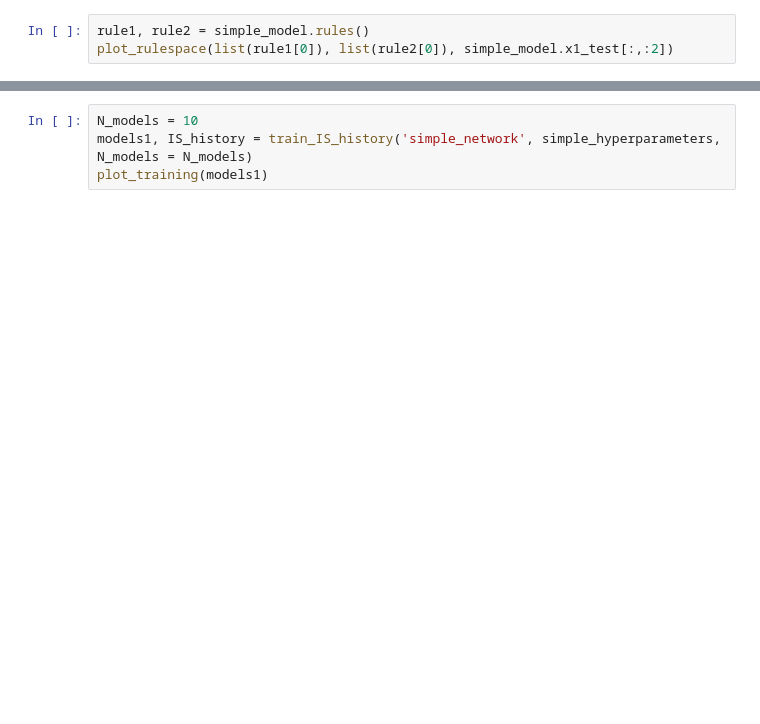
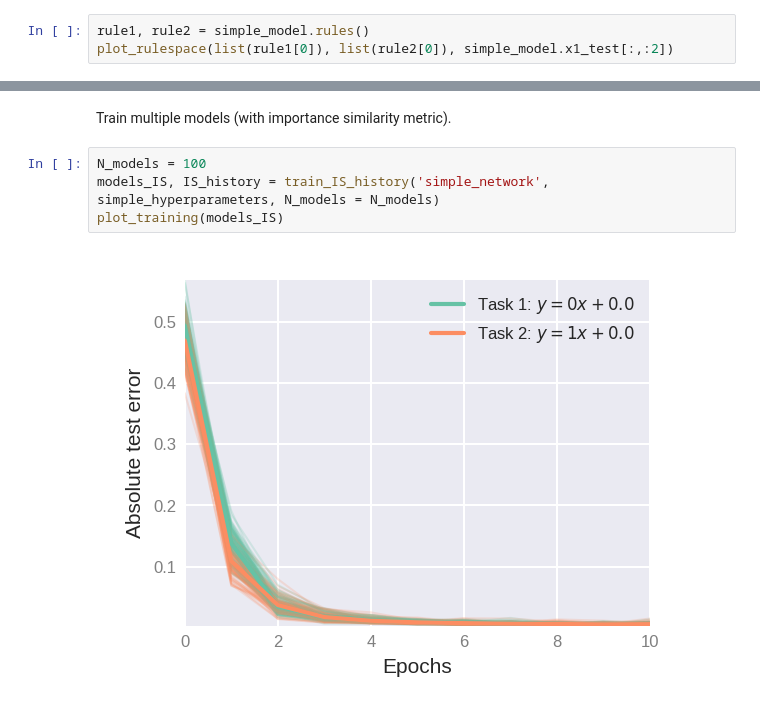
Before and after one commit to LukeHollingsworth/ModNet, a Jupyter notebook: SoftTaskSpace/SoftTaskSpace.ipynb, the cells around one changed output, grey strips where cells are left out. Saved outputs shown, nothing was run; the diff lists cells and outputs as text; blank space fills up the shorter version.

```diff
--- a/SoftTaskSpace/SoftTaskSpace.ipynb
+++ b/SoftTaskSpace/SoftTaskSpace.ipynb
@@ -29,4 +36,8 @@ plot_training(models1)
+# %% [markdown]
+Train multiple models (with importance similarity metric).
 # %%
-N_models = 10
-models1, IS_history = train_IS_history('simple_network', simple_hyperparameters, N_models = N_models)
-plot_training(models1)
+N_models = 100
+models_IS, IS_history = train_IS_history('simple_network', simple_hyperparameters, N_models = N_models)
+plot_training(models_IS)
+# %% [output]
+[figure, added]
```
Also changed, not shown: parts of 13 cells of this notebook, 27 other files.
